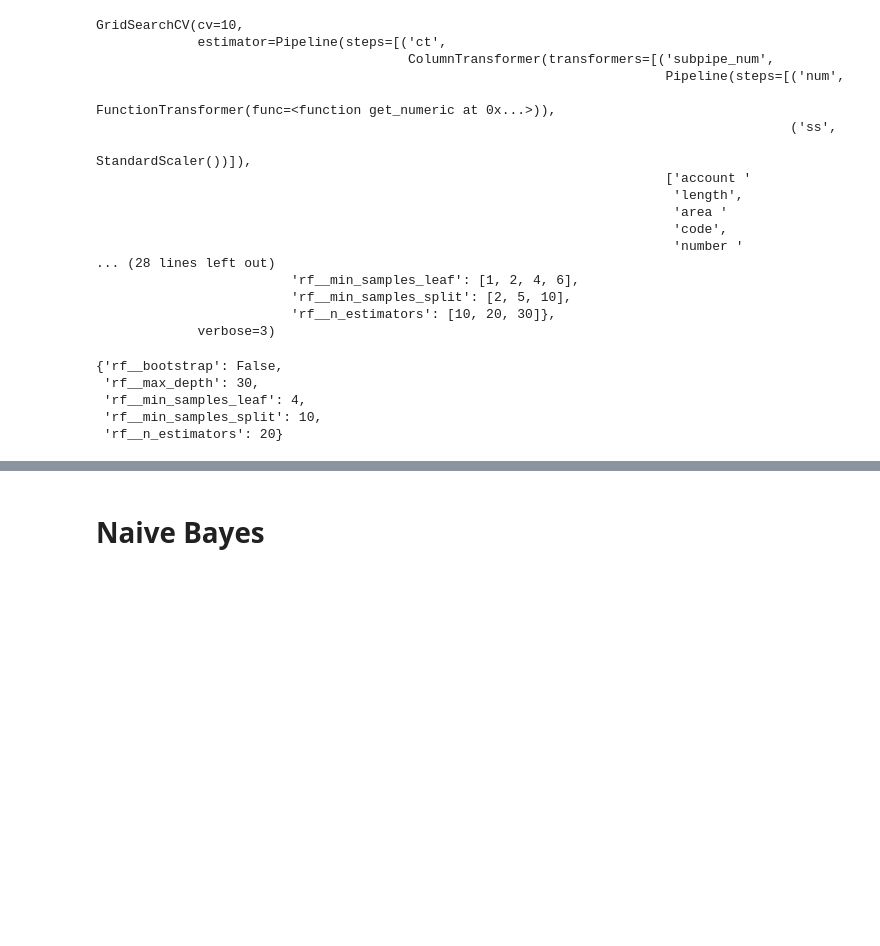
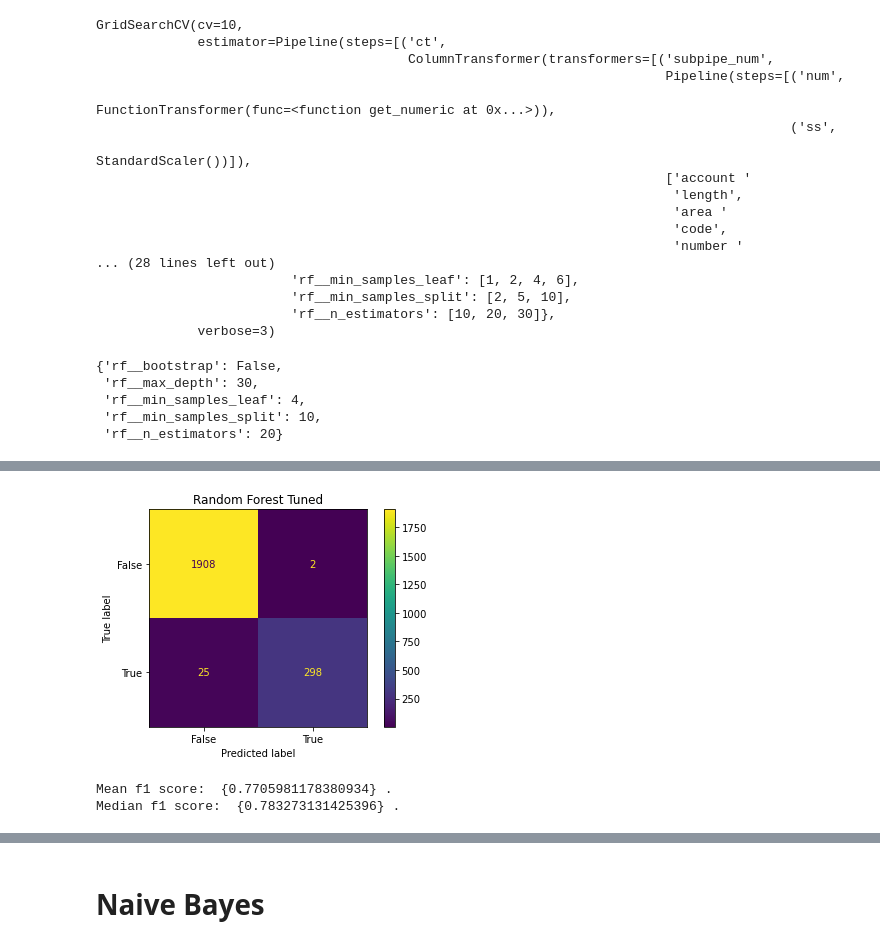
Before and after one commit to ThomasHChapman/P3-Classifer, a Jupyter notebook: WorkingNbs/WorkingNB.ipynb, the cells around one changed output, grey strips where cells are left out. Cells and saved outputs as stored; diff of their text form; code cells hidden in the pictures; blank space fills up the shorter version.

```diff
--- a/WorkingNbs/WorkingNB.ipynb
+++ b/WorkingNbs/WorkingNB.ipynb
@@ -619,0 +628,4 @@ rf_gs.best_params_
+# %%
+rf2_gs = GridSearchCV(rf_pipeline, param_grid=rf2_params, n_jobs=-4, verbose=3, cv=10)
+# %%
+rf2_gs.fit(X_train, y_train)
@@ -619,0 +680,14 @@ rf_gs.best_params_
+# %%
+rft_pipeline = ImPipeline(steps=[
+                                        ('ct', CT),
+                                        ('sm', sm),
+                                        ('rft', RandomForestClassifier(bootstrap= False,
+                                                                    max_depth=30,
+                                                                    min_samples_leaf=4,
+                                                                    min_samples_split=10,
+                                                                    n_estimators=20,
+                                                                    random_state=42))
+                                       ]
+                                )
+# %%
+rft_pipeline.fit(X_train, y_train)
@@ -619,0 +724,11 @@ rf_gs.best_params_
+# %%
+plot_confusion_matrix(rft_pipeline, X_train, y_train)
+title = 'Random Forest Tuned'
+plt.title(title);
+# %% [output]
+[figure, added]
+# %%
+cross_val(rft_pipeline, X_train, y_train)
+# %% [output]
+Mean f1 score:  {0.7705981178380934} .
+Median f1 score:  {0.783273131425396} .
```
Also changed, not shown: parts of 18 cells of this notebook.
